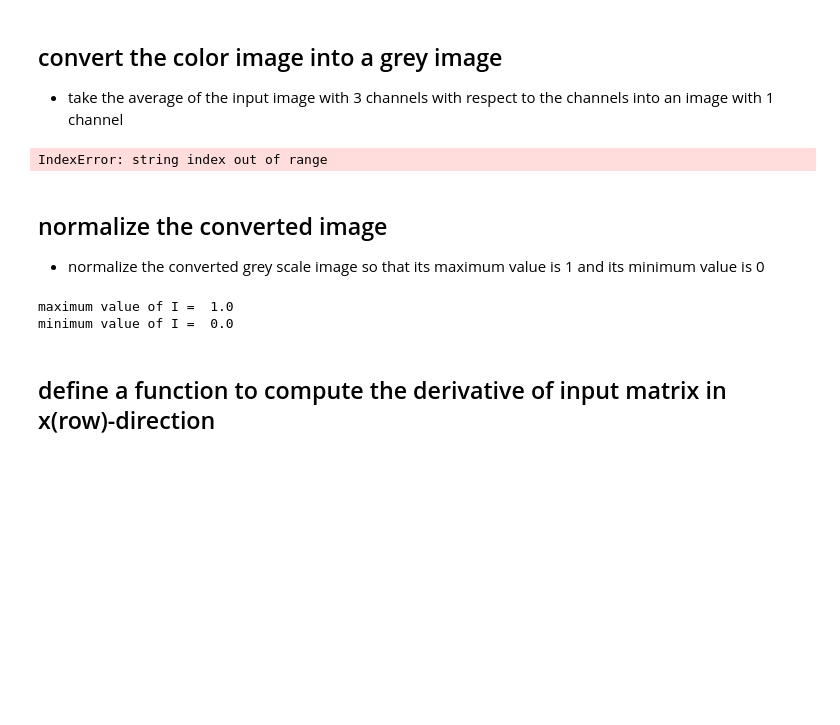
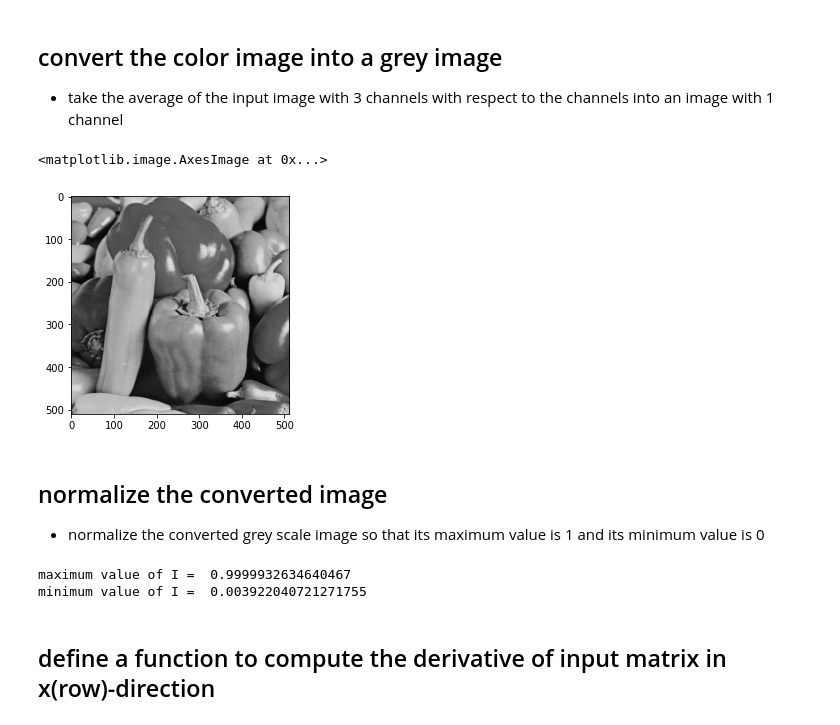
Before and after one commit to rlaxo1022/ML-assignment, a Jupyter notebook: 03/assignment_03_1.ipynb, the cells around one changed output. Drawn from its saved outputs; the diff is of its cells as text; code cells hidden in the pictures; blank space fills up the shorter version.

```diff
--- a/03/assignment_03_1.ipynb
+++ b/03/assignment_03_1.ipynb
@@ -36,42 +36,28 @@ number of channels of I0 =  3
 # %% [markdown]
 ## convert the color image into a grey image
 - take the average of the input image with 3 channels with respect to the channels into an image with 1 channel
-# %%
-# ++++++++++++++++++++++++++++++++++++++++++++++++++
-# complete the blanks
-#
-# from PIL import Image
-
-# Img = Image.open('test.jpeg').convert('L')
-# Img.save('grayscale.jpeg')
-
-# I = img.imread('grayscale.jpeg')
-
-def rgb2gray(image):
-    imageHeight = len(image)
-    imageWidth = len(image[0])
-    grayImage = np.empty([imageHeight, imageWidth], dtype=np.uint8)
-
-    for i in range(imageHeight):
-        for j in range(imageWidth):
-            grayImage[i][j] = int(image[i][j][0] + image[i][j][1] + image[i][j][2])
-    return grayImage
-
-
-I = rgb2gray("test.jpeg")
-
-
-
-# num_row     = ndarray.shape[0]
-# num_column  = ndarray.shape[1]
-
-#
-# ++++++++++++++++++++++++++++++++++++++++++++++++++
-
-# print('number of rows of I = ', num_row)
-# print('number of columns of I = ', num_column)
-# %% [output]
-IndexError: string index out of range
+# %%
+# ++++++++++++++++++++++++++++++++++++++++++++++++++
+# complete the blanks
+#
+
+def rgb2gray(rgb):
+    return np.dot(rgb[...,:3], [0.299, 0.587, 0.144])
+
+ggimg = img.imread('test.jpeg')
+
+I = rgb2gray(ggimg)
+
+plt.imshow(gray, cmap = plt.get_cmap('gray'))
+
+#
+# ++++++++++++++++++++++++++++++++++++++++++++++++++
+
+# print('number of rows of I = ', num_row)
+# print('number of columns of I = ', num_column)
+# %% [output]
+<matplotlib.image.AxesImage at 0x...>
+[figure, added]
 # %% [markdown]
 ## normalize the converted image
 - normalize the converted grey scale image so that its maximum value is 1 and its minimum value is 0
@@ -80,11 +66,10 @@ IndexError: string index out of range
 # complete the blanks
 #
 
-image = Image.open('grayscale.jpeg')
+# image = Image.open('greyscale.jpeg')
 I = np.asarray(image)
 
 I = I/255
-
 
 #
 # ++++++++++++++++++++++++++++++++++++++++++++++++++
@@ -92,8 +77,8 @@ I = I/255
 print('maximum value of I = ', np.max(I))
 print('minimum value of I = ', np.min(I))
 # %% [output]
-maximum value of I =  1.0
-minimum value of I =  0.0
+maximum value of I =  0.9999932634640467
+minimum value of I =  0.003922040721271755
 # %% [markdown]
 ## define a function to compute the derivative of input matrix in x(row)-direction
 # %% [markdown]
```
Also changed, not shown: 1 other file.
